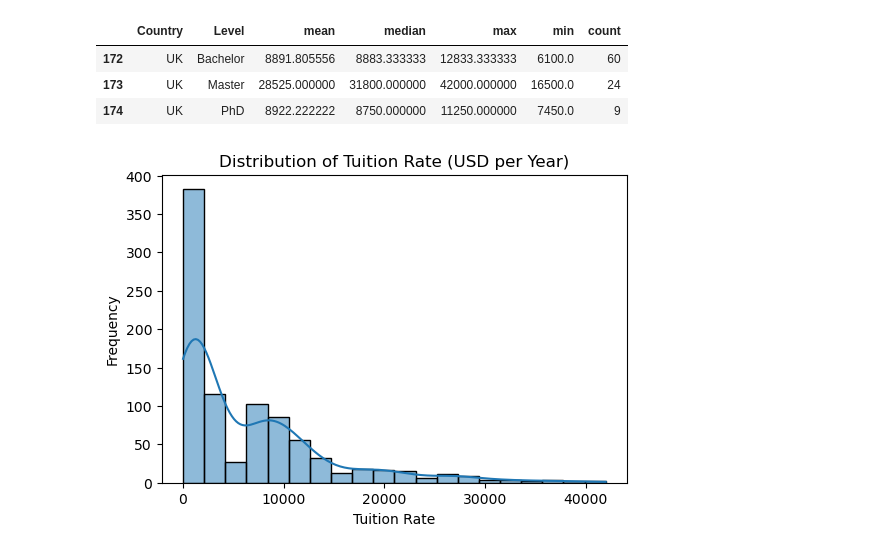
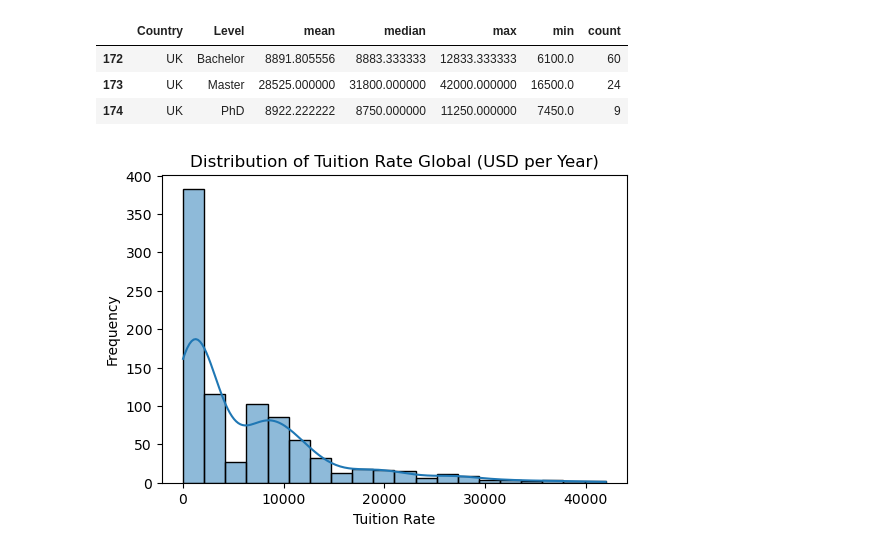
Before and after one commit to MMJilani/InternationalStudentUniData, a Jupyter notebook: src/code.ipynb, the cells around one changed output. Cells and saved outputs as stored; diff of their text form; code cells hidden in the pictures.

```diff
--- a/src/code.ipynb
+++ b/src/code.ipynb
@@ -134,12 +141,12 @@ country_level_group[country_level_group['Country'] == 'UK']
 # %%
 plt.figure(figsize=(6,4))
 sns.histplot(uni_df['Tuition_rate'], bins=20, kde=True)
-plt.title('Distribution of Tuition Rate (USD per Year)')
+plt.title('Distribution of Tuition Rate Global (USD per Year)')
 plt.xlabel('Tuition Rate')
 plt.ylabel('Frequency')
 plt.show()
 # %% [output]
-[figure, old version]
+[figure, new version]
 # %%
 #uk_comp_courses_for_me = uni_df[
 #    (uni_df['Country'] == 'UK') &
```
Also changed, not shown: parts of 20 cells of this notebook.
